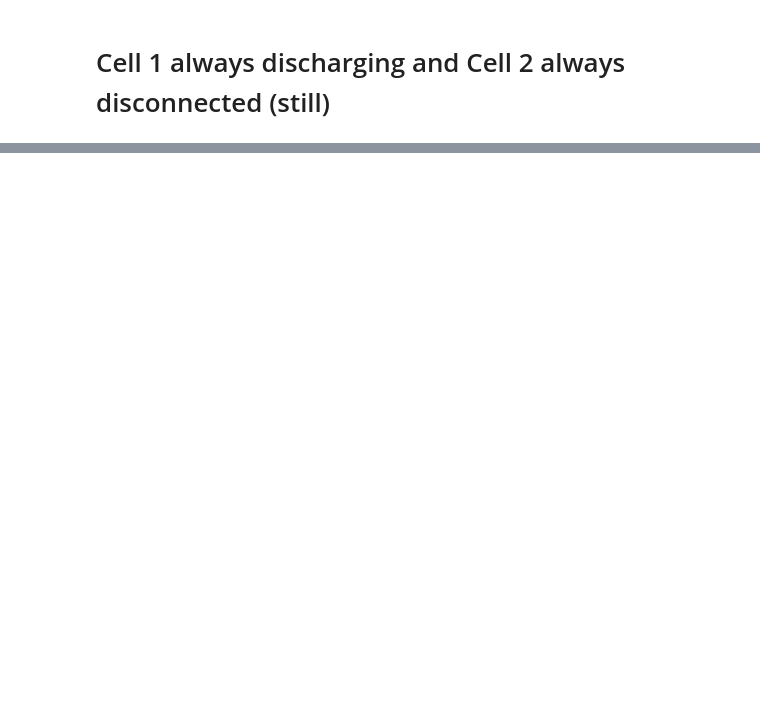
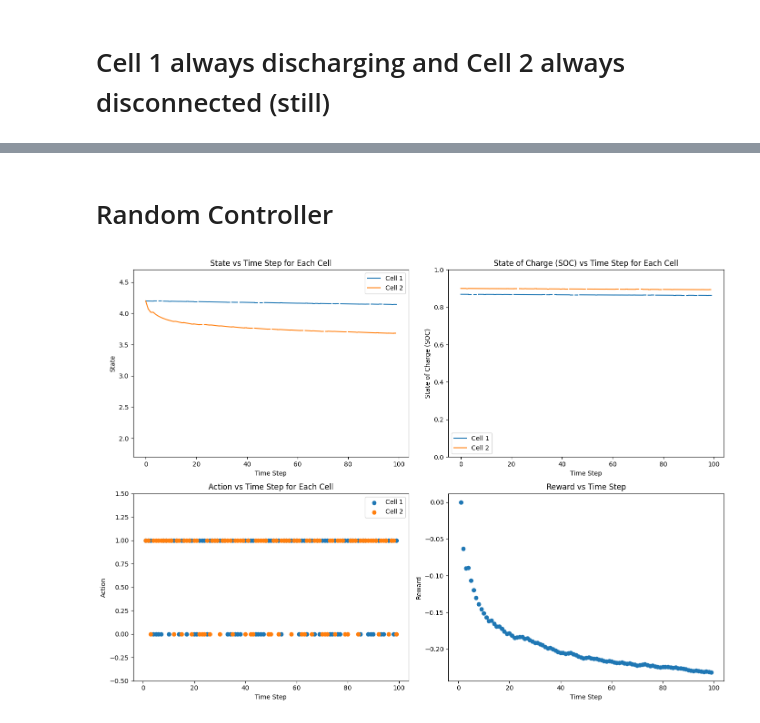
Before and after one commit to LeoBenac/BMS_project, a Jupyter notebook: bms_project.ipynb, the cells around one changed output, grey strips where cells are left out. Cells and saved outputs as stored; diff of their text form; code cells hidden in the pictures; blank space fills up the shorter version.

```diff
--- a/bms_project.ipynb
+++ b/bms_project.ipynb
@@ -114,0 +115,24 @@ plot_bms_evolution(bms, states, states_soc, actions, rewards, dones)
+# %% [markdown]
+# Random Controller
+# %%
+bms.reset()
+states= [bms.state]
+states_soc = [bms.state_soc]
+actions = []
+rewards = []
+dones = [False]
+
+while not dones[-1] and len(states) < T:
+    action = bms.action_space.sample()
+    while action ==0:
+        action = bms.action_space.sample()
+    state, reward, done, _ = bms.step(action)
+    states.append(state)
+    states_soc.append(bms.state_soc)
+    actions.append(bms.int_action_to_switch_action(action))
+    rewards.append(reward)
+    dones.append(done)
+# %%
+plot_bms_evolution(bms, states, states_soc, actions, rewards, dones)
+# %% [output]
+[figure, added]
```
Also changed, not shown: parts of 6 cells of this notebook, 2 other files.
